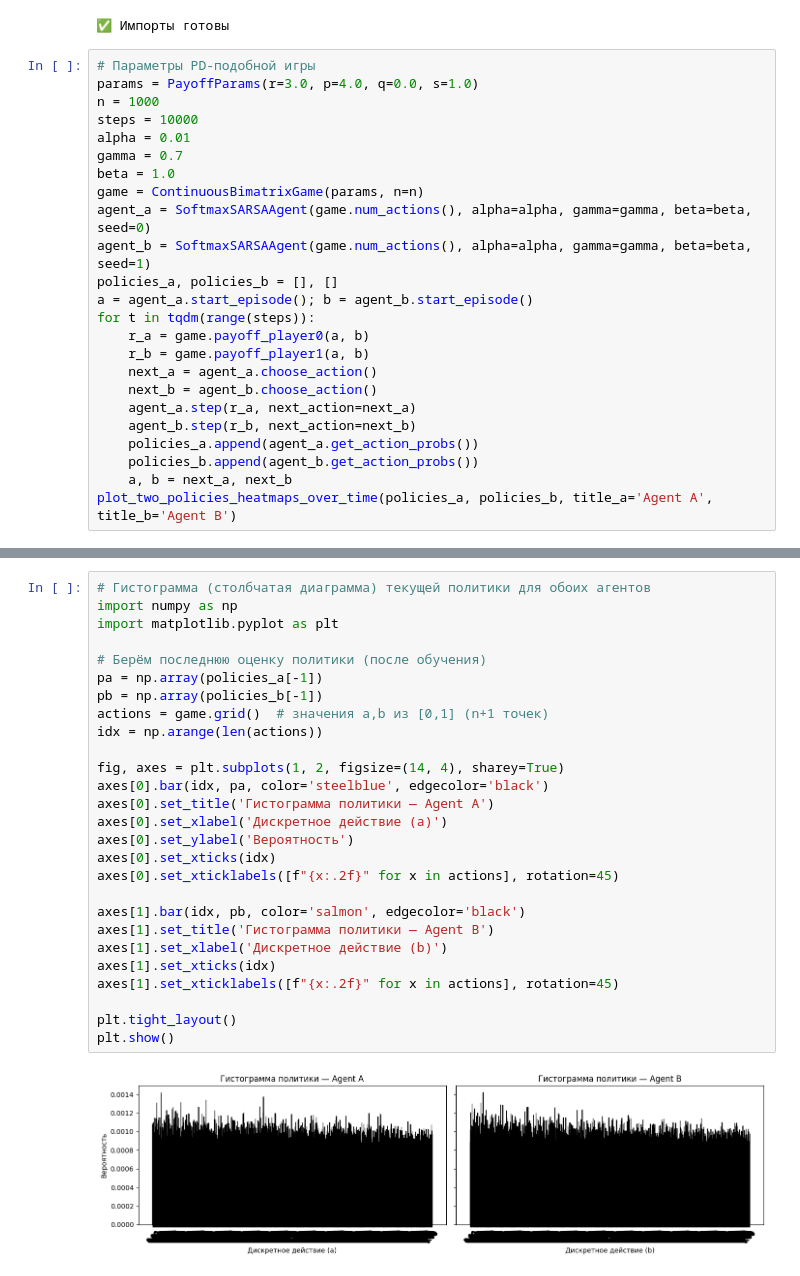
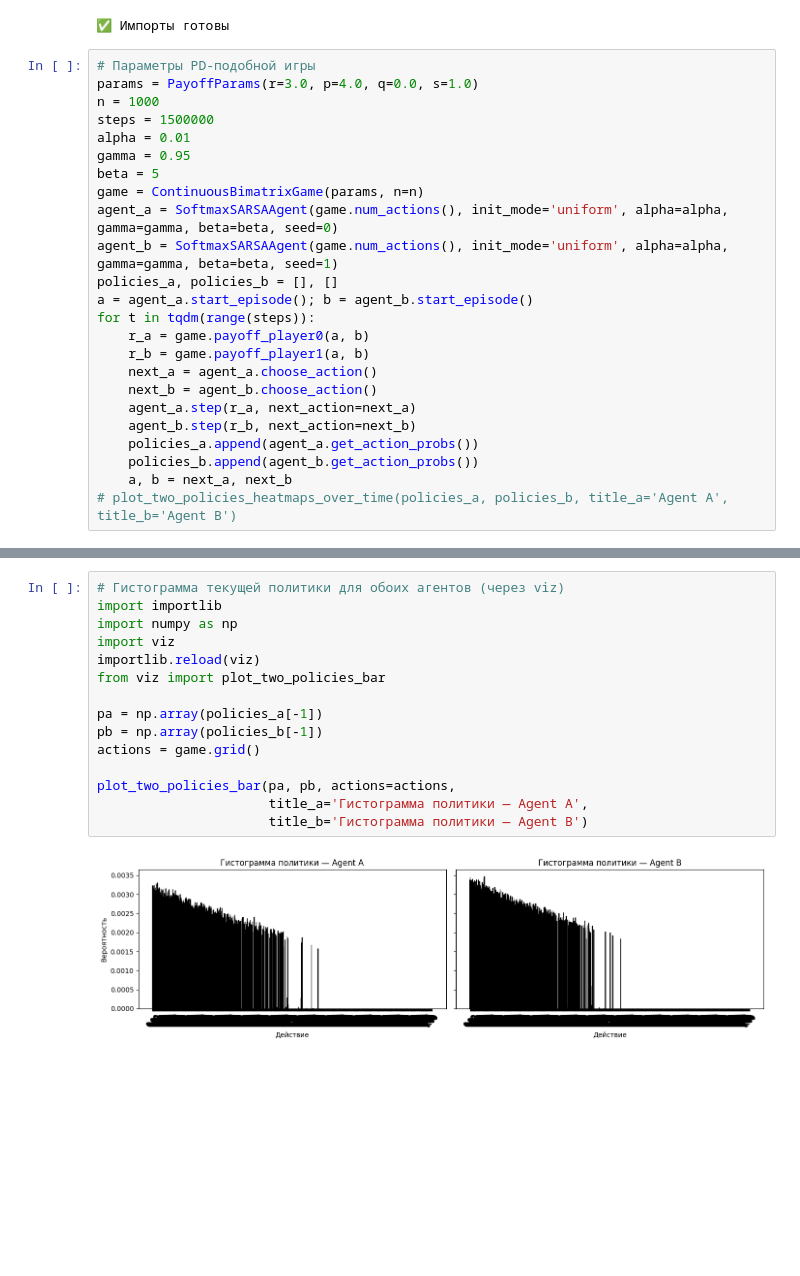
Before and after one commit to ThunderstormXX/TheoryGamesDL, a Jupyter notebook: experiments/exp4/notebooks/results.ipynb, the cells around one changed output, grey strips where cells are left out. Drawn from its saved outputs; the diff is of its cells as text; blank space fills up the shorter version.

```diff
--- a/experiments/exp4/notebooks/results.ipynb
+++ b/experiments/exp4/notebooks/results.ipynb
@@ -41,13 +41,13 @@ print('✅ Импорты готовы')
 # Параметры PD-подобной игры
 params = PayoffParams(r=3.0, p=4.0, q=0.0, s=1.0)
 n = 1000
-steps = 10000
+steps = 1500000
 alpha = 0.01
-gamma = 0.7
-beta = 1.0
+gamma = 0.95
+beta = 5
 game = ContinuousBimatrixGame(params, n=n)
-agent_a = SoftmaxSARSAAgent(game.num_actions(), alpha=alpha, gamma=gamma, beta=beta, seed=0)
-agent_b = SoftmaxSARSAAgent(game.num_actions(), alpha=alpha, gamma=gamma, beta=beta, seed=1)
+agent_a = SoftmaxSARSAAgent(game.num_actions(), init_mode='uniform', alpha=alpha, gamma=gamma, beta=beta, seed=0)
+agent_b = SoftmaxSARSAAgent(game.num_actions(), init_mode='uniform', alpha=alpha, gamma=gamma, beta=beta, seed=1)
 policies_a, policies_b = [], []
 a = agent_a.start_episode(); b = agent_b.start_episode()
 for t in tqdm(range(steps)):
@@ -60,4 +60,4 @@ for t in tqdm(range(steps)):
     policies_a.append(agent_a.get_action_probs())
     policies_b.append(agent_b.get_action_probs())
     a, b = next_a, next_b
-plot_two_policies_heatmaps_over_time(policies_a, policies_b, title_a='Agent A', title_b='Agent B')
+# plot_two_policies_heatmaps_over_time(policies_a, policies_b, title_a='Agent A', title_b='Agent B')
@@ -66,32 +64,20 @@ plot_two_policies_heatmaps_over_time(policies_a, policies_b, title_a='Agent A',
 # %%
-# Гистограмма (столбчатая диаграмма) текущей политики для обоих агентов
+# Гистограмма текущей политики для обоих агентов (через viz)
+import importlib
 import numpy as np
-import matplotlib.pyplot as plt
+import viz
+importlib.reload(viz)
+from viz import plot_two_policies_bar
 
-# Берём последнюю оценку политики (после обучения)
 pa = np.array(policies_a[-1])
 pb = np.array(policies_b[-1])
-actions = game.grid()  # значения a,b из [0,1] (n+1 точек)
-idx = np.arange(len(actions))
+actions = game.grid()
 
-fig, axes = plt.subplots(1, 2, figsize=(14, 4), sharey=True)
-axes[0].bar(idx, pa, color='steelblue', edgecolor='black')
-axes[0].set_title('Гистограмма политики — Agent A')
-axes[0].set_xlabel('Дискретное действие (a)')
-axes[0].set_ylabel('Вероятность')
-axes[0].set_xticks(idx)
-axes[0].set_xticklabels([f"{x:.2f}" for x in actions], rotation=45)
-
-axes[1].bar(idx, pb, color='salmon', edgecolor='black')
-axes[1].set_title('Гистограмма политики — Agent B')
-axes[1].set_xlabel('Дискретное действие (b)')
-axes[1].set_xticks(idx)
-axes[1].set_xticklabels([f"{x:.2f}" for x in actions], rotation=45)
-
-plt.tight_layout()
-plt.show()
+plot_two_policies_bar(pa, pb, actions=actions,
+                      title_a='Гистограмма политики — Agent A',
+                      title_b='Гистограмма политики — Agent B')
 # %% [output]
-[figure, old version]
+[figure, new version]
 # %%
 # Итоговые результаты: теплокарты политики (1D и совместная 2D)
 import importlib
```
Also changed, not shown: parts of 4 cells of this notebook, 3 other files.
